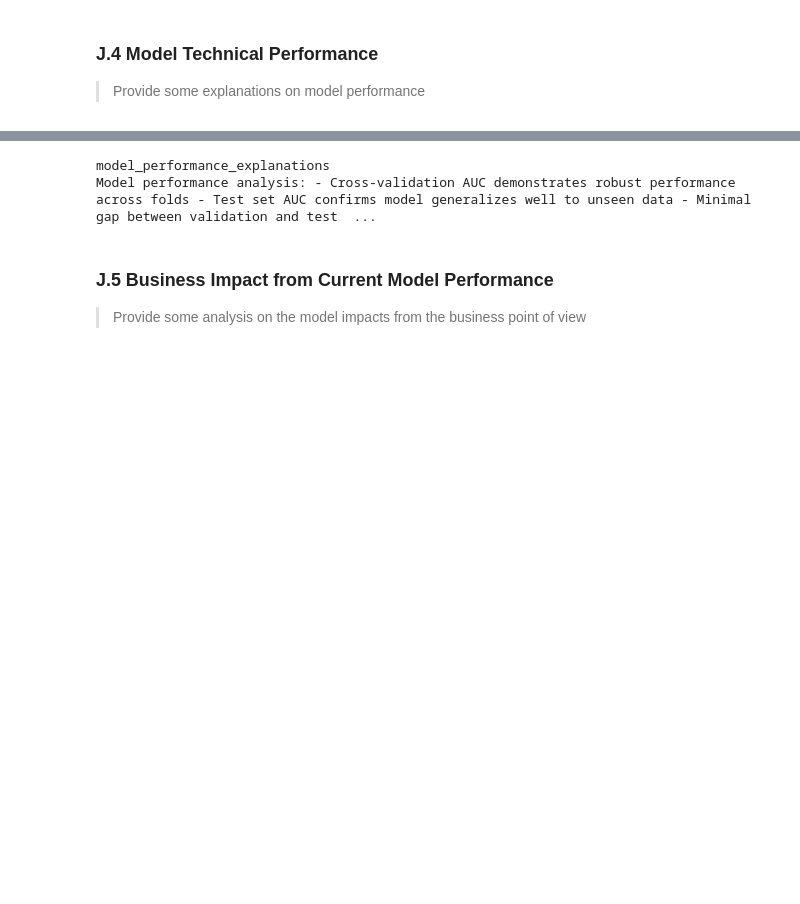
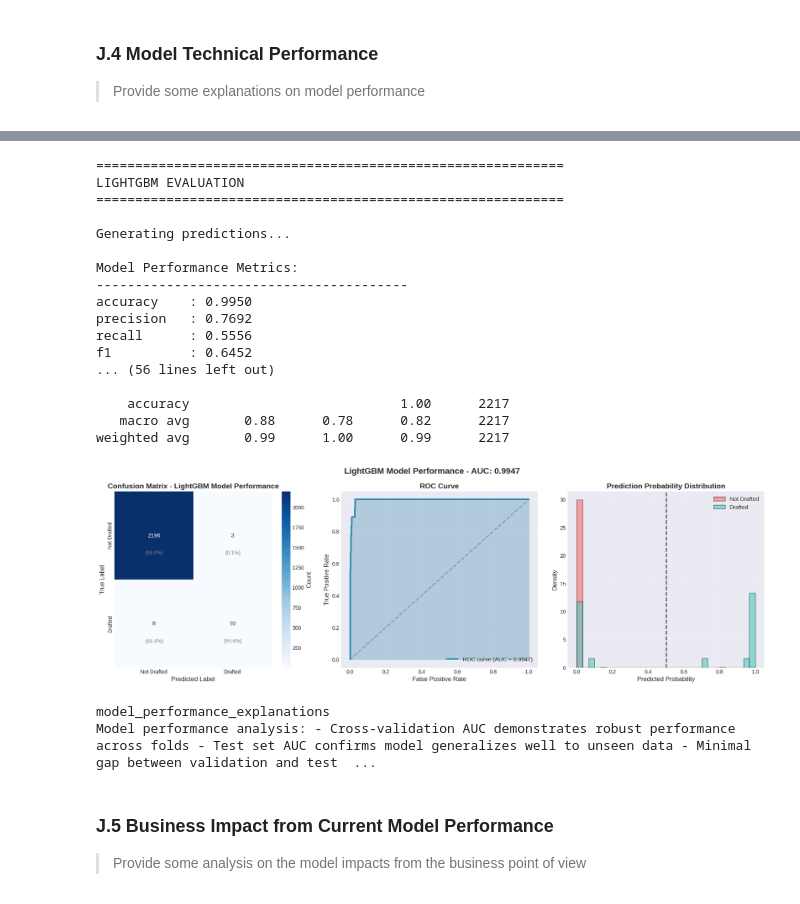
Before and after one commit to tooichitake/36120-AT1-Group5, a Jupyter notebook: 25605217/notebooks/36120-25SP-group5-25605217-AT1-experiment-1.ipynb, the cells around one changed output, grey strips where cells are left out. Cells and saved outputs as stored; diff of their text form; code cells hidden in the pictures; blank space fills up the shorter version.

```diff
--- a/25605217/notebooks/36120-25SP-group5-25605217-AT1-experiment-1.ipynb
+++ b/25605217/notebooks/36120-25SP-group5-25605217-AT1-experiment-1.ipynb
@@ -1129,0 +1033,18 @@ Metadata saved to ../models/lightgbm_model_metadata.json
+# %%
+# <Student to fill this section>
+# Initialize and train LightGBM model
+lgb_trainer = train.LightGBMTrainer(random_state=42, is_unbalanced=True, verbose=True)
+
+# Train model with automatic saving
+model = lgb_trainer.train_basic(
+    X_train, y_train, X_val, y_val,
+    num_boost_round=200,
+    early_stopping_rounds=50,
+    verbose_eval=20,
+    save_model=True,  # Automatically saves to models/lightgbm_model.txt
+    save_params=True  # Automatically saves parameters to models/lightgbm_params.json
+)
+
+# Access results
+metrics = lgb_trainer.metrics
+best_params = lgb_trainer.best_params  # Empty dict for basic training
@@ -1207,3 +1073,48 @@ True Positives:     10
+# %%
+# <Student to fill this section>
+# Evaluate model performance using predict module
+evaluation_results = predict.evaluate_model_performance(
+    model=model,
+    X_test=X_test,
+    y_test=y_test,
+    X_train=X_train,  # For feature importance
+    model_name="LightGBM",
+    verbose=True
+)
+
+# Access results
+y_test_pred_binary, y_test_pred_proba = evaluation_results['predictions']
+test_metrics = evaluation_results['metrics']
+feature_importance_df = evaluation_results['feature_importance']
+confusion_matrix = evaluation_results['confusion_matrix']
+
+# Also get validation predictions for visualization
+y_val_pred_binary, y_val_pred_proba = predict.predict_with_model(model, X_val)
+
+# Use visualization module for additional plots if needed
+auc_score = visualization.evaluate_model(
+    y_test, y_test_pred_proba, y_test_pred_binary,
+    title="LightGBM Model Performance"
+)
+# %% [output]
+============================================================
+LIGHTGBM EVALUATION
+============================================================
+
+Generating predictions...
+
+Model Performance Metrics:
+----------------------------------------
+accuracy    : 0.9950
+precision   : 0.7692
+recall      : 0.5556
+f1          : 0.6452
+... (56 lines left out)
+
+    accuracy                           1.00      2217
+   macro avg       0.88      0.78      0.82      2217
+weighted avg       0.99      1.00      0.99      2217
+[figure, added]
 # %%
 # <Student to fill this section>
 model_performance_explanations = """
```
Also changed, not shown: parts of 11 cells of this notebook, 17 other files.
